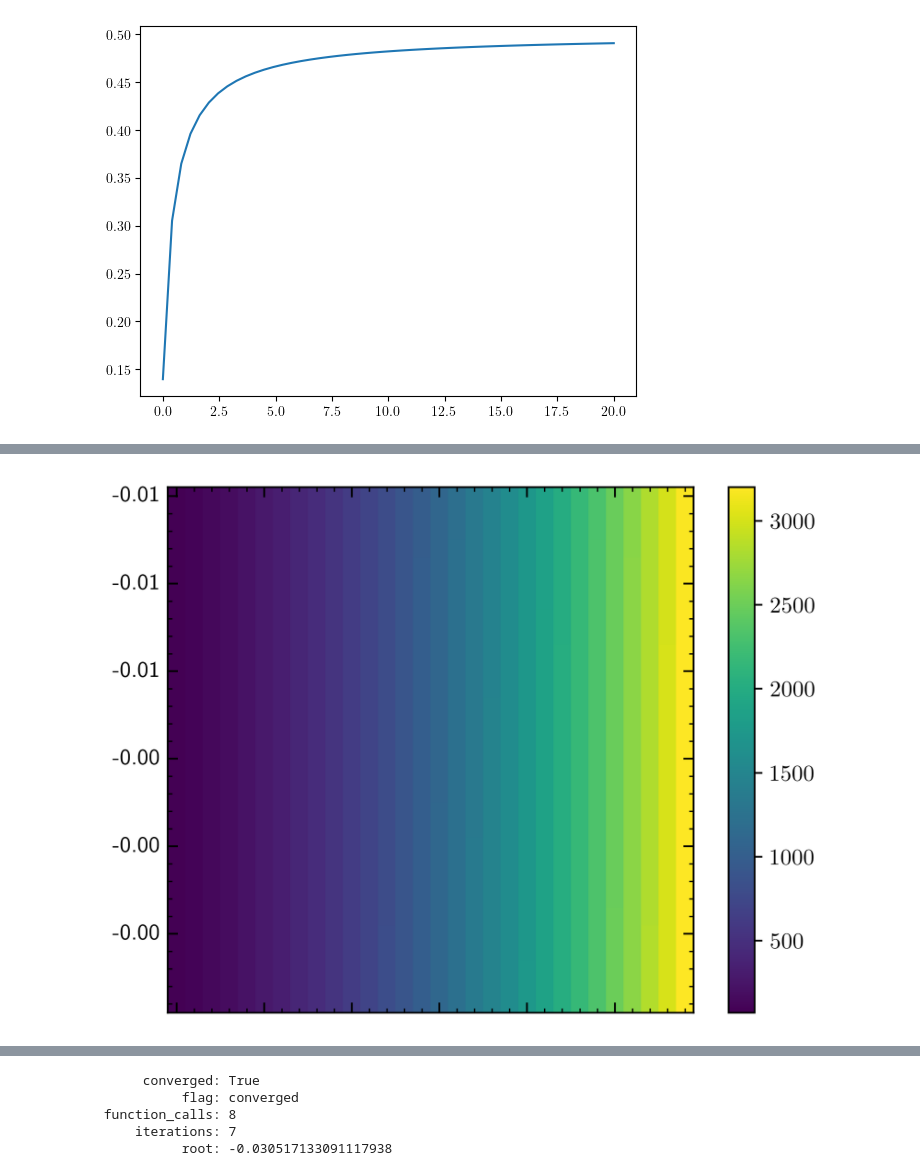
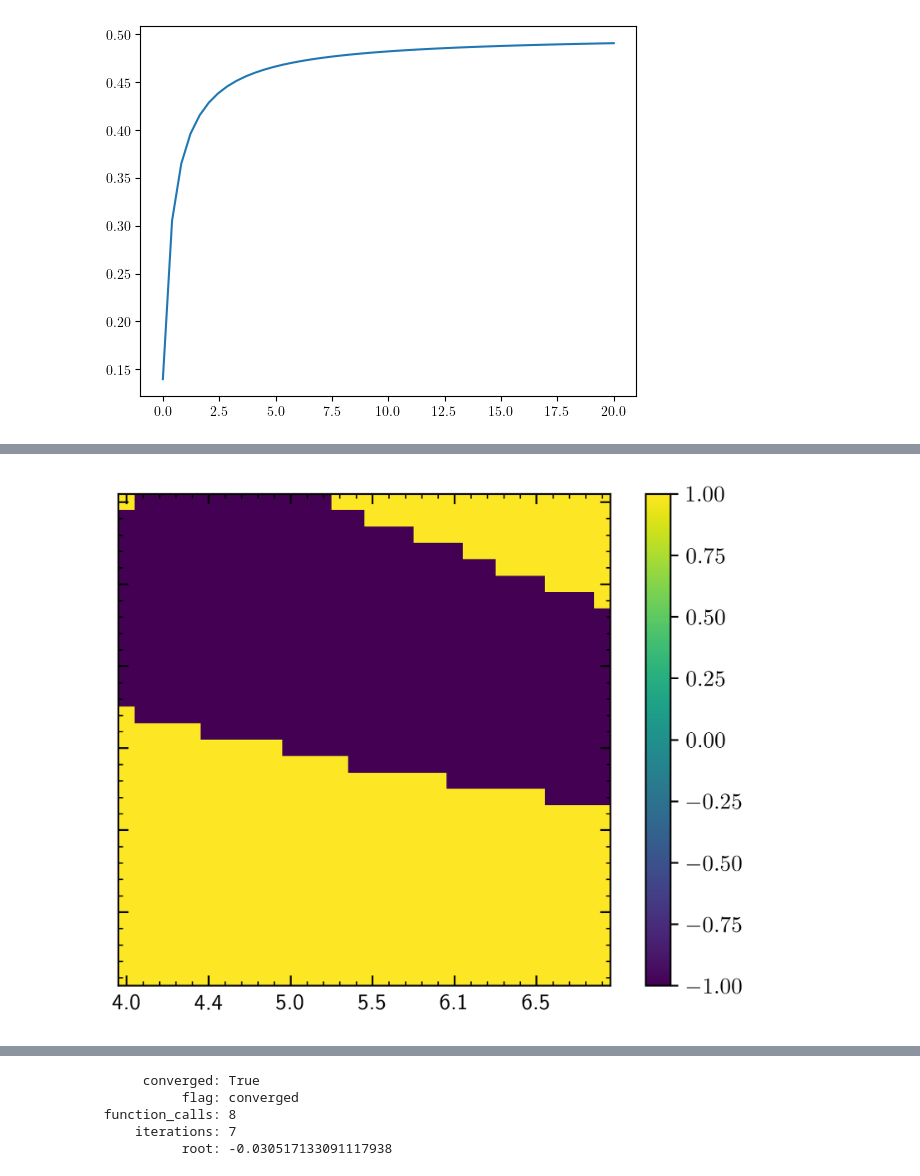
Before and after one commit to ChriGomm/Bachelor_sympy, a Jupyter notebook: fixp_alal.ipynb, the cells around one changed output, grey strips where cells are left out. Cells and saved outputs as stored; diff of their text form; code cells hidden in the pictures.

```diff
--- a/fixp_alal.ipynb
+++ b/fixp_alal.ipynb
@@ -300,24 +300,48 @@ plt.rcParams["font.serif"]="Computer Modern Serif"
 #         if str(x).rstrip(".0"):
 #             return str(x).rstrip(".0")
 #     return "0"
-def formatx(x,pos):
+im.set_extent((-0.5,39.5,29.5,-0.5))
+trash, xw, yw, trash= im.get_extent()
+numb_xticks = xw//major_xtick_step+1
+numb_yticks = yw//major_ytick_step+1
+def formatx0(x,pos):
     try:
-        return "{:.2f}".format(kw[int(x)])
+            # print(x,pos)#,"{:.2f}".format(w[int(x)]))
+
+        index = int((pos-1)*w.shape[0]//numb_xticks)
+           # print(index)
+           # print()
+        return "{:.2f}".format(w[index,0])
     except:
-        return ""
+        return "{:.2f}".format(w[-1,0])
+def formatx1(x,pos):
+    try:
+            # print(x,pos)#,"{:.2f}".format(w[int(x)]))
+
+        index = int((pos-1)*w.shape[0]//numb_xticks)
+           # print(index)
+           # print()
+        return "{:.1f}".format(w[index,1])
+    except:
+        return "{:.1f}".format(w[-1,1])
+
 def formaty(x,pos):
     try:
         return "{:.2f}".format(A[int(x)])
     except:
         return ""
+
+if STRIP_OF_ZEROS_X:
+    ax.xaxis.set_major_formatter(ticker.FuncFormatter(formatx1))
 ax.yaxis.set_major_locator(ticker.MultipleLocator(major_ytick_step))
 ax.yaxis.set_minor_locator(ticker.MultipleLocator(minor_ytick_step))
 ax.xaxis.set_major_locator(ticker.MultipleLocator(major_xtick_step))
 ax.xaxis.set_minor_locator(ticker.MultipleLocator(minor_xtick_step))
-if STRIP_OF_ZEROS_X:
-    ax.xaxis.set_major_formatter(ticker.FuncFormatter(formatx))
+
 if STRIP_OF_ZEROS_Y:
     ax.yaxis.set_major_formatter(ticker.FuncFormatter(formaty))
+
+
 ax.tick_params(axis='x',direction='in',which='both',bottom=True,top=True,labelbottom=True)
 ax.tick_params(axis='both',which='major',length=4.5)
 ax.tick_params(axis='y',direction='in',which='both',left=True,right=True,labelleft=True)
@@ -330,53 +354,57 @@ plt.setp(ax.yaxis.get_majorticklabels(),va='center')
 # save figure
 # plt.savefig('/home/christian/Documents/Bachelor/protocol/pictures/'+name_of_plot,bbox_inches='tight')
 
-kw = np.stack((np.linspace(0.005,0.27,30),np.linspace(6,40,30)),axis=1)
+w = np.stack((np.linspace(0,4,30),np.linspace(4,8,30)),axis=1)
 Gam = 1
 sgam = 0.2*Gam
-# A = np.linspace(-1/(8*(1+sgam/Gam))+1/10**6,0-1/10**6,30)
-A = np.linspace(-0.01,0-1/10**6,30)
+A = np.stack((np.linspace(-1/(8*(1+sgam/Gam))+1/10**6,0-1/10**6,30),np.linspace(-0.05,0-1/10**6,30)),axis=1)
+# A = np.linspace(-0.01,0-1/10**6,30)
 def kappa_np(A,Gam,sgam,mp):
     res =Gam/2/A*(-1/np.sqrt(2)+mp*np.sqrt(1/2+4*A+4*A*sgam/Gam))
     if res>=0:
         return res
     else:
         return Gam/2/A*(-1/np.sqrt(2)+np.sqrt(1/2+4*A+4*A*sgam/Gam))
-def func_B(kw,A,Gam,sgam,mp):
-    return kw**2*Gam/np.sqrt(2)/kappa_np(A,Gam,sgam,mp)
+def func_B(w,A,Gam,sgam,mp):
+    return w**2*Gam/np.sqrt(2)/kappa_np(A,Gam,sgam,mp)
 
 # plt.figure()
-# plt.plot(kw[-1,0]**2*A,func_B(kw[-1,0],A,Gam,sgam,-1))
-# plt.plot(kw[-1,0]**2*A,kw[-1,0]**2*A)
+# plt.plot(w[-1,0]**2*A,func_B(w[-1,0],A,Gam,sgam,-1))
+# plt.plot(w[-1,0]**2*A,w[-1,0]**2*A)
 # plt.show()
 
-def Func(y,A,kw,Gam,sgam,mp):
-    return -func_B(kw,A,Gam,sgam,mp)-(kw**2*A+1)*y-y**3+2*y**2
+def Func(y,A,w,Gam,sgam,mp):
+    return -func_B(w,A,Gam,sgam,mp)-(w**2*A+1)*y-y**3+2*y**2
 
-def lam1(y,A,kw,Gam,sgam,mp):
-    p = 2*Gam**2*kw**2+A*kw**2+3*y**2-4*y+1
-    q = 2*Gam**2*kw**2*(A*kw**2+3*y**2-4*y+1)+2*Gam**2*kappa_np(A,Gam,sgam,mp)**2*(2*y-kw)*(y-kw)
+def lam1(y,A,w,Gam,sgam,mp):
+    k= kappa_np(A,Gam,sgam,mp)
+    p = 2*Gam**2/w**2+A/w**2*k**2+3*y**2-4*y+1
+    q = 2*Gam**2/w**2*(A/w**2*k+3*y**2-4*y+1)+2*Gam**2/k**2*(2*y-k/w)*(y-k/w)
     return (-p+np.sqrt(p**2-4*q))/2, p,p**2-4*q
 
-def lam2(y,A,kw,Gam,sgam,mp):
-    p = 2*Gam**2*kw**2+A*kw**2+3*y**2-4*y+1
-    q = 2*Gam**2*kw**2*(A*kw**2+3*y**2-4*y+1)+2*Gam**2*kappa_np(A,Gam,sgam,mp)**2*(2*y-kw)*(y-kw)
+def lam2(y,A,w,Gam,sgam,mp):
+    k= kappa_np(A,Gam,sgam,mp)
+    p = 2*Gam**2/w**2+A/w**2*k**2+3*y**2-4*y+1
+    q = 2*Gam**2/w**2*(A/w**2*k+3*y**2-4*y+1)+2*Gam**2/k**2*(2*y-k/w)*(y-k/w)
     return (-p-np.sqrt(p**2-4*q))/2, p,p**2-4*q
 
-root = np.zeros((A.shape[0],kw.shape[0]))
-conv= np.zeros((A.shape[0],kw.shape[0]))
-check = np.zeros((A.shape[0],kw.shape[0]))
-lamda= np.zeros((A.shape[0],kw.shape[0],kw.shape[1]))
-damp = np.zeros((A.shape[0],kw.shape[0],kw.shape[1]))
+root = np.zeros((A.shape[0],w.shape[0]))
+conv= np.zeros((A.shape[0],w.shape[0]))
+check = np.zeros((A.shape[0],w.shape[0]))
+lamda= np.zeros((A.shape[0],w.shape[0],w.shape[1]))
+damp = np.zeros((A.shape[0],w.shape[0],w.shape[1]))
 
 mp =-1
-for k in range(1,kw.shape[1]):
+for k in range(1,w.shape[1]):
     for i in range(np.shape(A)[0]):
-        for j in range(np.shape(kw)[0]):
-            a = A[i]
-            kw_val = kw[j,k]
+        for j in range(np.shape(w)[0]):
+            a = A[i,k]
+            kw_val = w[j,k]
             print(Func(minF(a,kw_val),a,kw_val,Gam,sgam,mp),Func(maxF(a,kw_val),a,kw_val,Gam,sgam,mp))
+
+            # print(Func(-20,a,kw_val,Gam,sgam,mp),Func(minF(a,kw_val),a,kw_val,Gam,sgam,mp))
             try:
-                r=root_scalar(Func,args=(a,kw_val,Gam,sgam,mp),method='bisect',bracket=(minF(a,kw_val),maxF(a,kw_val)))
+                r=root_scalar(Func,args=(a,kw_val,Gam,sgam,mp),method='bisect',bracket=(minF(a,kw_val),maxF(a,kw_val)))#,maxF(a,kw_val)))
                 # print(r.root)
             except:
                 print(k,i,j)
@@ -391,8 +419,8 @@ for k in range(1,kw.shape[1]):
 
 # ax.plot(A,kappa_np(A,Gam,sgam,mp))
 
-im = ax.imshow(damp[:,:,1])
-# ax.set_xticks(np.arange(len(kw)),kw)
+im = ax.imshow(np.sign(lamda[:,:,1]))
+# ax.set_xticks(np.arange(len(w)),w)
 # ax.set_yticks(np.arange(len(A)),A)
 cbar = ax.figure.colorbar(im,ax=ax)
 fig.tight_layout()
@@ -418 +446 @@ plt.show()
-[figure, old version]
+[figure, new version]
```
Also changed, not shown: parts of 5 cells of this notebook.
